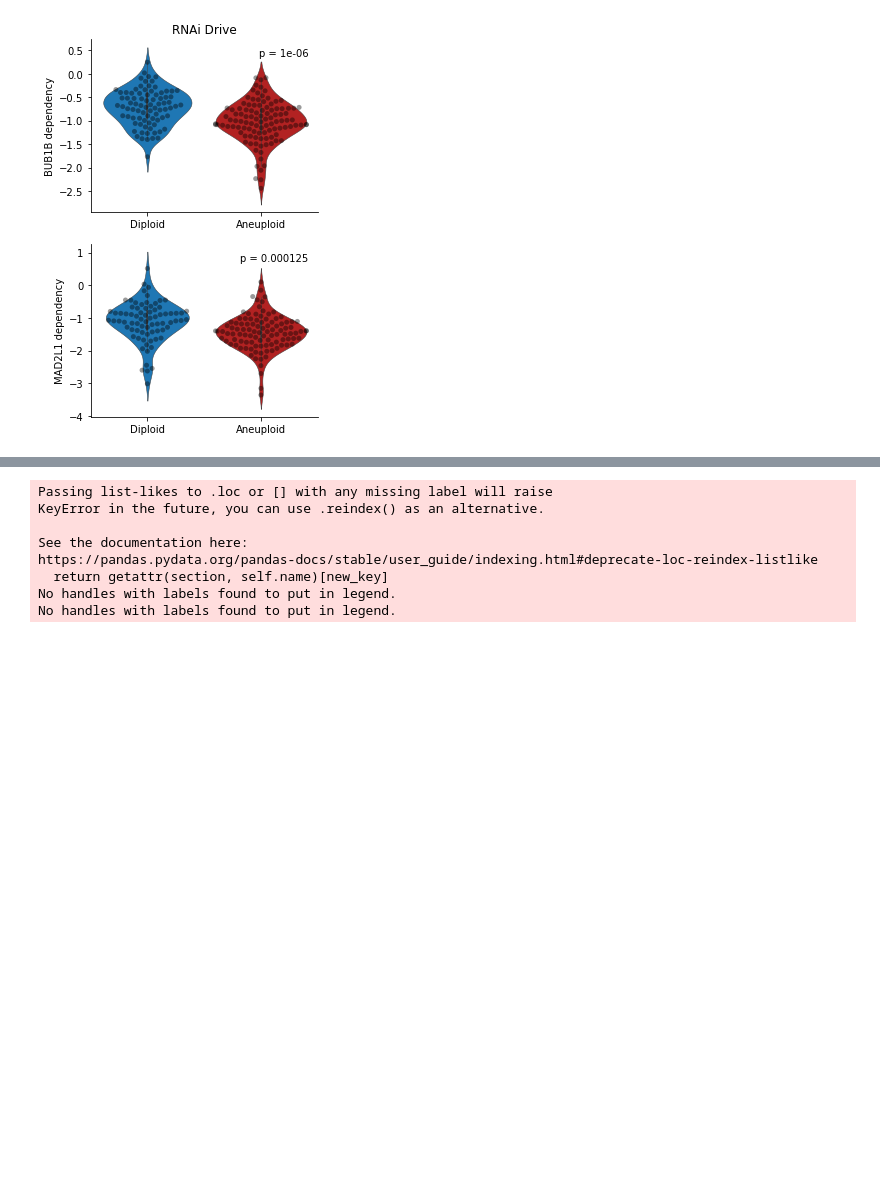
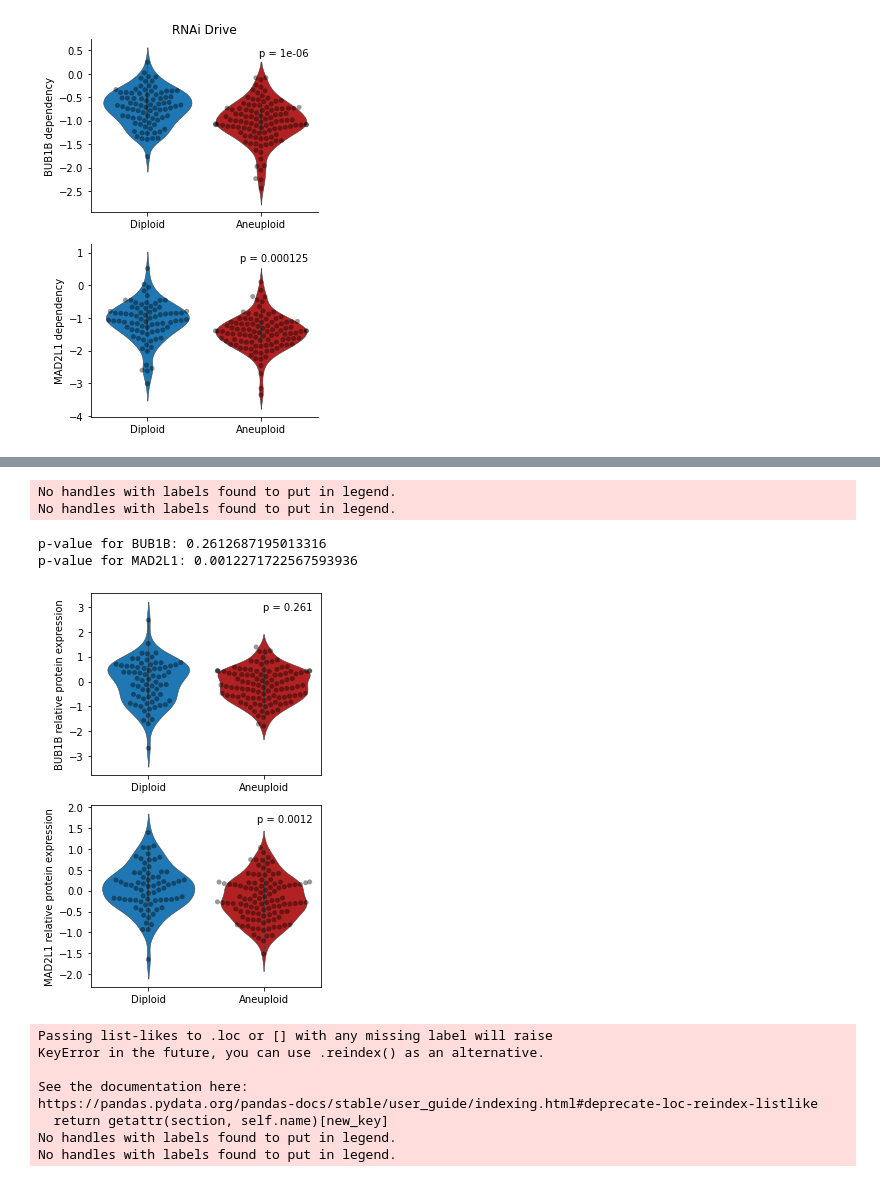
Before and after one commit to broadinstitute/Aneuploidy_dependencies, a Jupyter notebook: Extended Data Figure 1.ipynb, the cells around one changed output, grey strips where cells are left out. Cells and saved outputs as stored; diff of their text form; code cells hidden in the pictures; blank space fills up the shorter version.

```diff
--- a/Extended Data Figure 1.ipynb
+++ b/Extended Data Figure 1.ipynb
@@ -155,2 +272,69 @@ RNAi Achilles p-value for MAD2L1: 0.00012537549828545578
+# %%
+##########################################################################################
+######################################### figex 1h #######################################
+##########################################################################################
+
+### violin plots protein data
+
+
+protein_quant_current_normalized = tc.get(name='total-proteome--5c50', version=1, file='protein_quant_current_normalized')
+protein_quant_current_normalized.index = protein_quant_current_normalized.loc[:,'Gene_Symbol']
+protein_quant_current_normalized.columns = protein_quant_current_normalized.columns.str.split('_Ten').str[0]
+protein_quant_current_normalized = protein_quant_current_normalized.loc[:,'MDAMB468_BREAST':].T
+protein_quant_current_normalized = protein_quant_current_normalized[~protein_quant_current_normalized.index.duplicated(keep=False)]
+
+
+
+
+
+fig,axx = plt.subplots(2,1,figsize=(4,6))
+
+
+shared = set(anot_CCLE.index) & set(protein_quant_current_normalized.index)
+temp = protein_quant_current_normalized.loc[shared]
+temp['ploidy'] = anot_CCLE.loc[temp.index,'many_arm_events']
+
+trus = temp[temp.loc[:,'ploidy']==True].index
+temp.loc[trus,'ploidy']= 'Aneuploid'
+falsee = temp[temp.loc[:,'ploidy']==False].index
+temp.loc[falsee,'ploidy']=  'Diploid'
+
+
+
+sns.violinplot(y = 'BUB1B',x='ploidy', data = temp.loc[:,['BUB1B', 'ploidy']],saturation=1,linewidth=.5,ax=axx[0],order=my_order,palette = my_pal)
+sns.swarmplot(y = 'BUB1B',x='ploidy', data = temp.loc[:,['BUB1B', 'ploidy']],color='black',alpha=.4,ax=axx[0],order=my_order)
+
+
+sns.violinplot(y = 'MAD2L1',x='ploidy', data = temp.loc[:,['MAD2L1', 'ploidy']],saturation=1,linewidth=.5,ax=axx[1],order=my_order,palette = my_pal)
+sns.swarmplot(y = 'MAD2L1',x='ploidy', data = temp.loc[:,['MAD2L1', 'ploidy']],color='black',alpha=.4,ax=axx[1],order=my_order)
+
+axx[0].set_xlabel('')
+axx[1].set_xlabel('')
+
+axx[0].set_ylabel('BUB1B relative protein expression')
+axx[1].set_ylabel('MAD2L1 relative protein expression')
+
+
+
+from scipy import stats
+tt,p_val = stats.ttest_ind(protein_quant_current_normalized.loc[trus,'BUB1B'],protein_quant_current_normalized.loc[falsee,'BUB1B'])
+print('p-value for BUB1B: ' + str(p_val))
+axx[0].legend(title='p = '+ str(round(p_val,3)),frameon=False)
+
+tt,p_val = stats.ttest_ind(protein_quant_current_normalized.loc[trus,'MAD2L1'],protein_quant_current_normalized.loc[falsee,'MAD2L1'])
+print('p-value for MAD2L1: ' + str(p_val))
+
+axx[1].legend(title='p = '+ str(round(p_val,4)),frameon=False)
+
+
+# plotting.simpleaxis(axx[0])
+# plotting.simpleaxis(axx[1])
+plt.tight_layout()
+# %% [output]
+No handles with labels found to put in legend.
+No handles with labels found to put in legend.
+p-value for BUB1B: 0.2612687195013316
+p-value for MAD2L1: 0.0012271722567593936
+[figure, added]
 # %%
 ##########################################################################################
```
Also changed, not shown: parts of 7 cells of this notebook, 3 other files.
